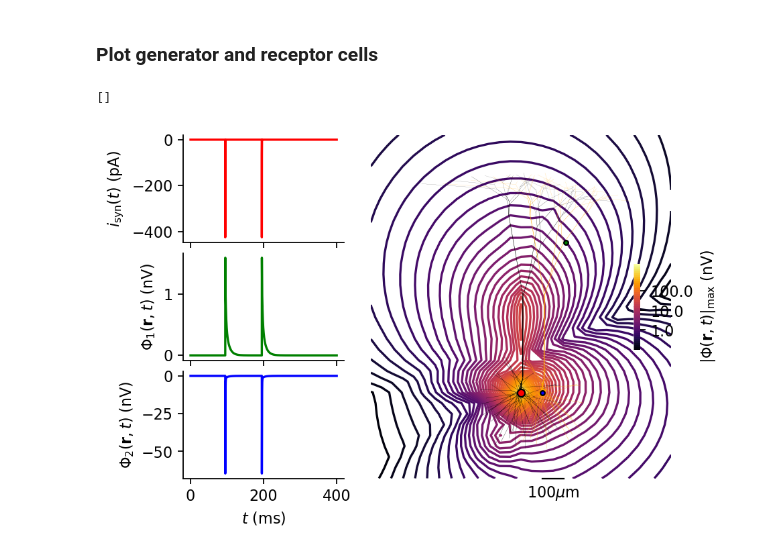
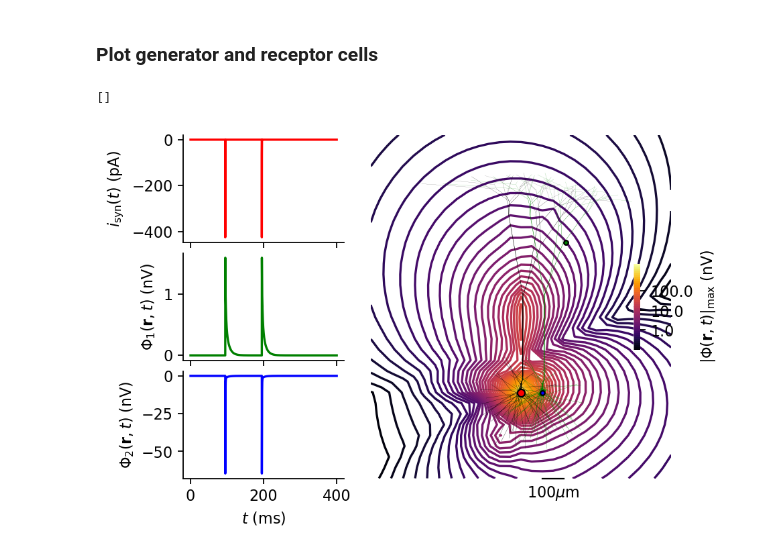
Before and after one commit to gabi-melo/lascon-project, a Jupyter notebook: try_our_own_pyramidal_cells_contour.ipynb, the cells around one changed output. Saved outputs shown, nothing was run; the diff lists cells and outputs as text; code cells hidden in the pictures.

```diff
--- a/try_our_own_pyramidal_cells_contour.ipynb
+++ b/try_our_own_pyramidal_cells_contour.ipynb
@@ -177,7 +177,7 @@ for x, z in generator_cell.get_idx_polygons():
     zips.append(list(zip(x+shift, z)))
 polycol = PolyCollection(zips,
                          edgecolors='none',
-                         facecolors= 'orange')
+                         facecolors= 'green')
 ax.add_collection(polycol)
 
 ax.plot([100, 200], [-400, -400], 'k', lw=1, clip_on=False)
@@ -214,31 +214,31 @@ ax.yaxis.set_ticks_position('left')
 # plot LFP green electrode
 plt.axes([.15,.375,.25,.25])
 plt.plot(generator_cell.tvec,point_electrode.LFP[1]*1e6,color=color_vec[1], clip_on=False)
 plt.ylabel(r'$\Phi_1(\mathbf{r}, t)$ (nV)')
 plt.axis('tight')
 ax = plt.gca()
 for loc, spine in ax.spines.items():
     if loc in ['right', 'top']:
         spine.set_color('none')
 ax.xaxis.set_ticks_position('bottom')
 ax.yaxis.set_ticks_position('left')
 ax.set_xticklabels([])
 
 # plot synapse electrode
 plt.axes([.15,.65,.25,.25])
 plt.plot(generator_cell.tvec,synapse.i*1E3, color='red', clip_on=False)
 plt.ylabel(r'$i_\mathrm{syn}(t)$ (pA)')
 plt.axis('tight')
 ax = plt.gca()
 for loc, spine in ax.spines.items():
     if loc in ['right', 'top']:
         spine.set_color('none')
 ax.xaxis.set_ticks_position('bottom')
 ax.yaxis.set_ticks_position('left')
 ax.set_xticklabels([])
 
 # optionally save figure
 # plt.savefig('contour_plot.pdf', dpi=300)
 # %% [output]
 []
-[figure, old version]
+[figure, new version]
```
Also changed, not shown: 2 other files.
